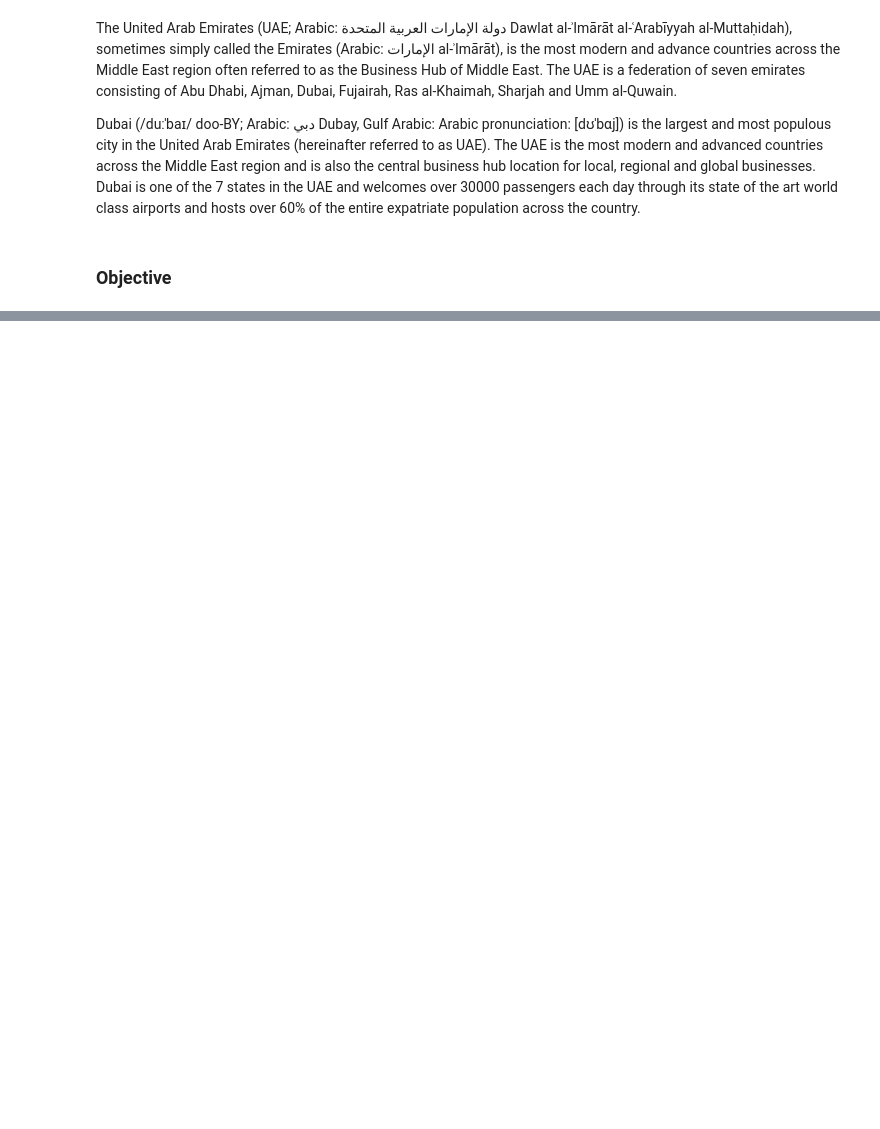
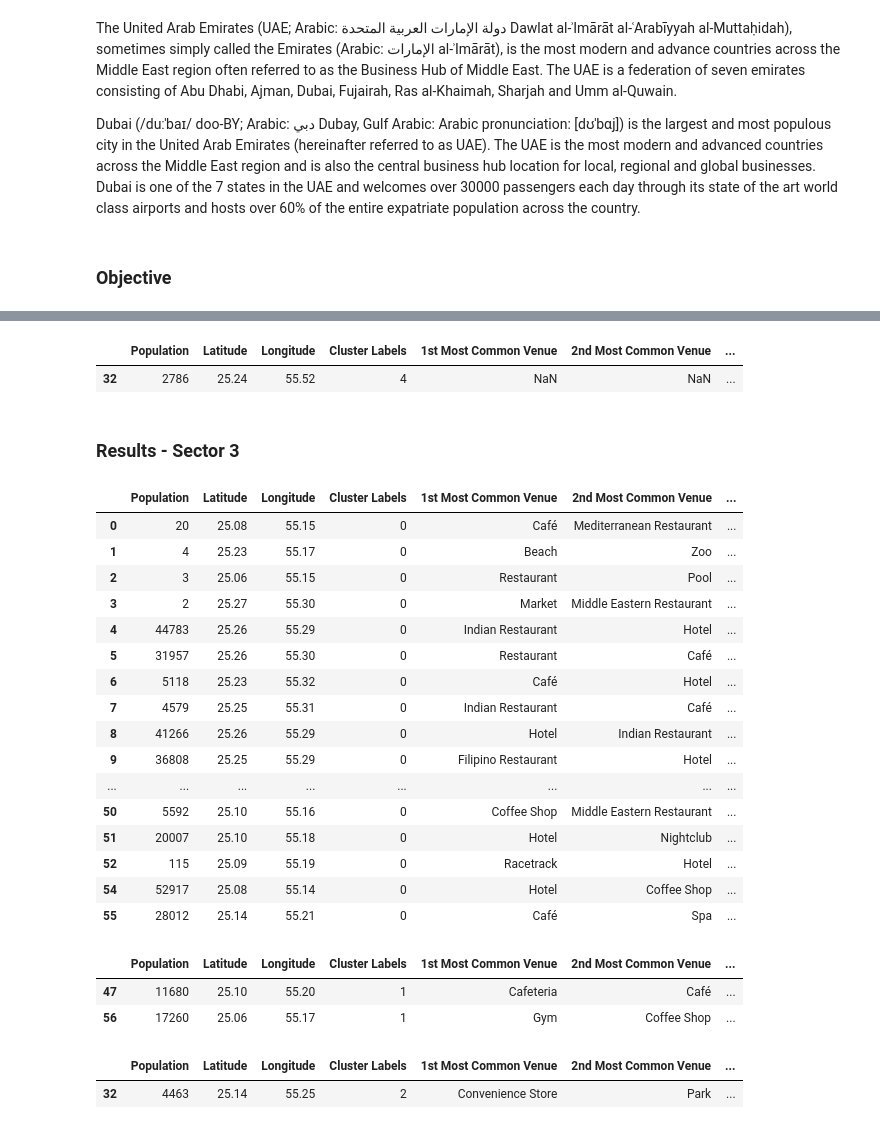
Before and after one commit to ecopk/Coursera_Capstone, a Jupyter notebook: The_Battle_Of_Neighborhoods.ipynb, the cells around one changed output, grey strips where cells are left out. Saved outputs shown, nothing was run; the diff lists cells and outputs as text; code cells hidden in the pictures; blank space fills up the shorter version.

```diff
--- a/The_Battle_Of_Neighborhoods.ipynb
+++ b/The_Battle_Of_Neighborhoods.ipynb
@@ -17,0 +413,11 @@ Our project is envisaged to analyze and classify areas of Dubai by leveraging Fo
+# %%
+num_top_venues = 5
+for hood in sec3_grouped['Area']:
+    print("----"+hood+"----")
+    temp = sec3_grouped[sec3_grouped['Area'] == hood].T.reset_index()
+    temp.columns = ['venue','freq']
+    temp = temp.iloc[1:]
+    temp['freq'] = temp['freq'].astype(float)
+    temp = temp.round({'freq': 2})
+    print(temp.sort_values('freq', ascending=False).reset_index(drop=True).head(num_top_venues))
+    print('\n')
@@ -17,0 +442,19 @@ Our project is envisaged to analyze and classify areas of Dubai by leveraging Fo
+# %%
+def return_most_common_venues(row, num_top_venues):
+    row_categories = row.iloc[1:]
+    row_categories_sorted = row_categories.sort_values(ascending=False)
+    return row_categories_sorted.index.values[0:num_top_venues]
+
+num_top_venues = 8
+indicators = ['st', 'nd', 'rd']
+columns = ['Area']
+for ind in np.arange(num_top_venues):
+    try:
+        columns.append('{}{} Most Common Venue'.format(ind+1, indicators[ind]))
+    except:
+        columns.append('{}th Most Common Venue'.format(ind+1))
+sec3_areas_venues_sorted = pd.DataFrame(columns=columns)
+sec3_areas_venues_sorted['Area'] = sec3_grouped['Area']
+for ind in np.arange(sec3_grouped.shape[0]):
+    sec3_areas_venues_sorted.iloc[ind, 1:] = return_most_common_venues(sec3_grouped.iloc[ind, :], num_top_venues)
+sec3_areas_venues_sorted.head()
@@ -17,0 +492,11 @@ Our project is envisaged to analyze and classify areas of Dubai by leveraging Fo
+# %%
+from sklearn.cluster import KMeans
+kclusters = 5
+sec3_grouped_clustering = sec3_grouped.drop('Area', 1)
+kmeans = KMeans(n_clusters=kclusters, random_state=0).fit(sec3_grouped_clustering)
+kmeans.labels_[0:10]
+sec3_merged = sec3
+kmeans.labels_=np.append(kmeans.labels_, [1])
+sec3_merged['Cluster Labels'] = kmeans.labels_
+sec3_merged = sec3_merged.join(sec3_areas_venues_sorted.set_index('Area'), on='Area')
+sec3_merged.head()
@@ -17,0 +606,38 @@ Our project is envisaged to analyze and classify areas of Dubai by leveraging Fo
+# %%
+sec2_merged.loc[sec2_merged['Cluster Labels'] == 4, sec2_merged.columns[[2] + list(range(5, sec2_merged.shape[1]))]]
+# %% [output]
+|  | Population | Latitude | Longitude | Cluster Labels | 1st Most Common Venue | 2nd Most Common Venue | ... |
+| 32 | 2786 | 25.24 | 55.52 | 4 | NaN | NaN | ... |
+# %% [markdown]
+### Results - Sector 3
+# %%
+sec3_merged.loc[sec3_merged['Cluster Labels'] == 0, sec3_merged.columns[[2] + list(range(5, sec3_merged.shape[1]))]]
+# %% [output]
+|  | Population | Latitude | Longitude | Cluster Labels | 1st Most Common Venue | 2nd Most Common Venue | ... |
+| 0 | 20 | 25.08 | 55.15 | 0 | Café | Mediterranean Restaurant | ... |
+| 1 | 4 | 25.23 | 55.17 | 0 | Beach | Zoo | ... |
+| 2 | 3 | 25.06 | 55.15 | 0 | Restaurant | Pool | ... |
+| 3 | 2 | 25.27 | 55.30 | 0 | Market | Middle Eastern Restaurant | ... |
+| 4 | 44783 | 25.26 | 55.29 | 0 | Indian Restaurant | Hotel | ... |
+| 5 | 31957 | 25.26 | 55.30 | 0 | Restaurant | Café | ... |
+| 6 | 5118 | 25.23 | 55.32 | 0 | Café | Hotel | ... |
+| 7 | 4579 | 25.25 | 55.31 | 0 | Indian Restaurant | Café | ... |
+| 8 | 41266 | 25.26 | 55.29 | 0 | Hotel | Indian Restaurant | ... |
+| 9 | 36808 | 25.25 | 55.29 | 0 | Filipino Restaurant | Hotel | ... |
+| ... | ... | ... | ... | ... | ... | ... | ... |
+| 50 | 5592 | 25.10 | 55.16 | 0 | Coffee Shop | Middle Eastern Restaurant | ... |
+| 51 | 20007 | 25.10 | 55.18 | 0 | Hotel | Nightclub | ... |
+| 52 | 115 | 25.09 | 55.19 | 0 | Racetrack | Hotel | ... |
+| 54 | 52917 | 25.08 | 55.14 | 0 | Hotel | Coffee Shop | ... |
+| 55 | 28012 | 25.14 | 55.21 | 0 | Café | Spa | ... |
+# %%
+sec3_merged.loc[sec3_merged['Cluster Labels'] == 1, sec3_merged.columns[[2] + list(range(5, sec3_merged.shape[1]))]]
+# %% [output]
+|  | Population | Latitude | Longitude | Cluster Labels | 1st Most Common Venue | 2nd Most Common Venue | ... |
+| 47 | 11680 | 25.10 | 55.20 | 1 | Cafeteria | Café | ... |
+| 56 | 17260 | 25.06 | 55.17 | 1 | Gym | Coffee Shop | ... |
+# %%
+sec3_merged.loc[sec3_merged['Cluster Labels'] == 2, sec3_merged.columns[[2] + list(range(5, sec3_merged.shape[1]))]]
+# %% [output]
+|  | Population | Latitude | Longitude | Cluster Labels | 1st Most Common Venue | 2nd Most Common Venue | ... |
+| 32 | 4463 | 25.14 | 55.25 | 2 | Convenience Store | Park | ... |
```
Also changed, not shown: parts of 64 cells of this notebook.
